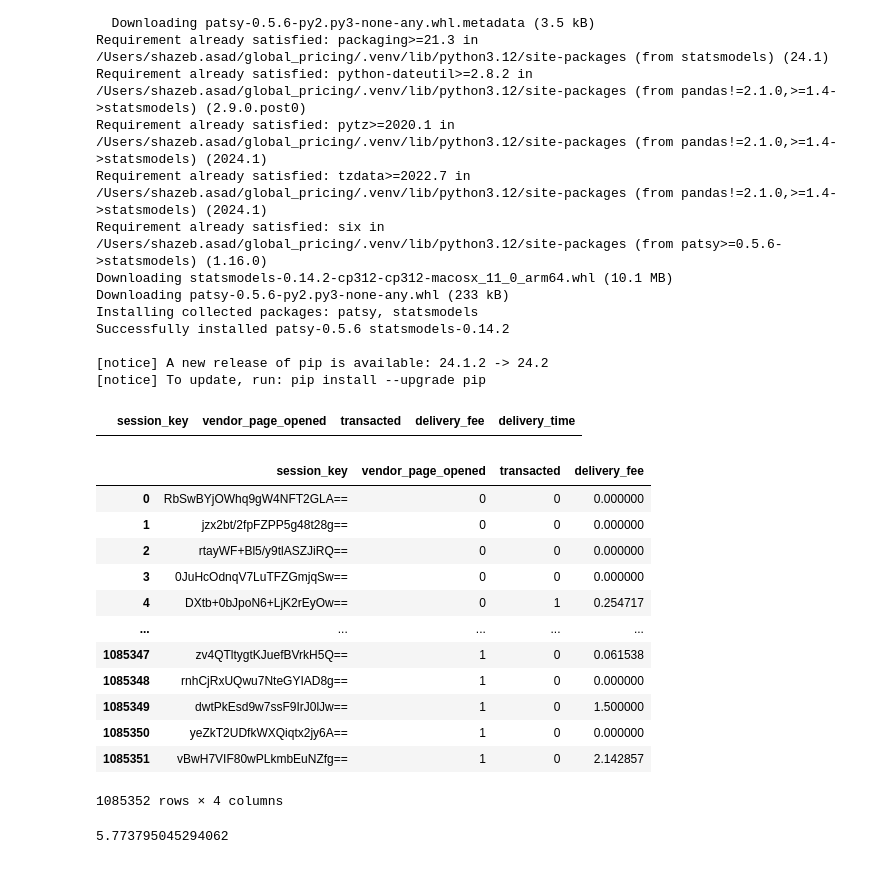
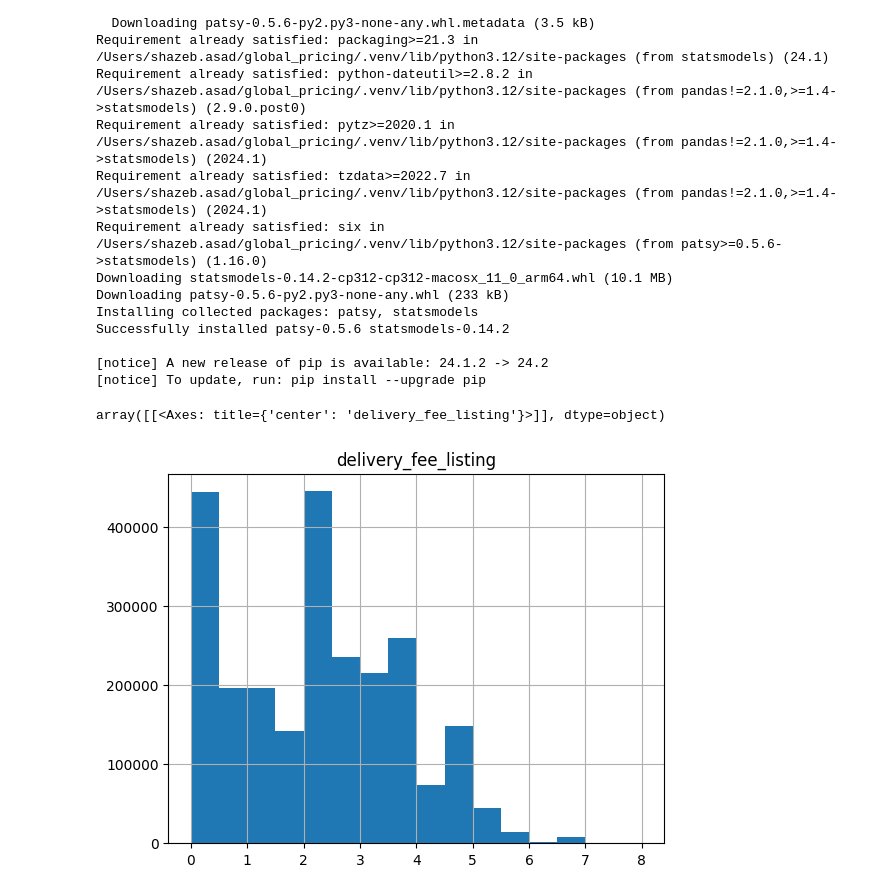
Before and after one commit to shazebasad-dh/https---github.com-deliveryhero-global_pricing, a Jupyter notebook: team/Shazeb/Impressions_data/analysis.ipynb, the cells around one changed output. Drawn from its saved outputs; the diff is of its cells as text; code cells hidden in the pictures.

```diff
--- a/team/Shazeb/Impressions_data/analysis.ipynb
+++ b/team/Shazeb/Impressions_data/analysis.ipynb
@@ -130,24 +241,5 @@ match_details_df = client.query(test(start_date, end_date,entity_id_str)).to_dat
-# %%
-match_details_df[~match_details_df['delivery_time'].isna()]
-# %% [output]
-|  | session_key | vendor_page_opened | transacted | delivery_fee | delivery_time |
-# %%
-match_details_df
-# %% [output]
-|  | session_key | vendor_page_opened | transacted | delivery_fee |
-| 0 | RbSwBYjOWhq9gW4NFT2GLA== | 0 | 0 | 0.000000 |
-| 1 | jzx2bt/2fpFZPP5g48t28g== | 0 | 0 | 0.000000 |
-| 2 | rtayWF+Bl5/y9tlASZJiRQ== | 0 | 0 | 0.000000 |
-| 3 | 0JuHcOdnqV7LuTFZGmjqSw== | 0 | 0 | 0.000000 |
-| 4 | DXtb+0bJpoN6+LjK2rEyOw== | 0 | 1 | 0.254717 |
-| ... | ... | ... | ... | ... |
-| 1085347 | zv4QTltygtKJuefBVrkH5Q== | 1 | 0 | 0.061538 |
-| 1085348 | rnhCjRxUQwu7NteGYIAD8g== | 1 | 0 | 0.000000 |
-| 1085349 | dwtPkEsd9w7ssF9IrJ0lJw== | 1 | 0 | 1.500000 |
-| 1085350 | yeZkT2UDfkWXQiqtx2jy6A== | 1 | 0 | 0.000000 |
-| 1085351 | vBwH7VIF80wPLkmbEuNZfg== | 1 | 0 | 2.142857 |
-1085352 rows × 4 columns
-# %%
-(62666/1085352) * 100
-# %% [output]
-5.773795045294062
+# %%
+details.hist(column='delivery_fee_listing', bins = [0,0.5,1.5,2,2.5,3,3.5,4,4.5,5,5.5,6,6.5,7,7.5,8])
+# %% [output]
+array([[<Axes: title={'center': 'delivery_fee_listing'}>]], dtype=object)
+[figure, added]
```
Also changed, not shown: parts of 31 cells of this notebook, 1 other file.
